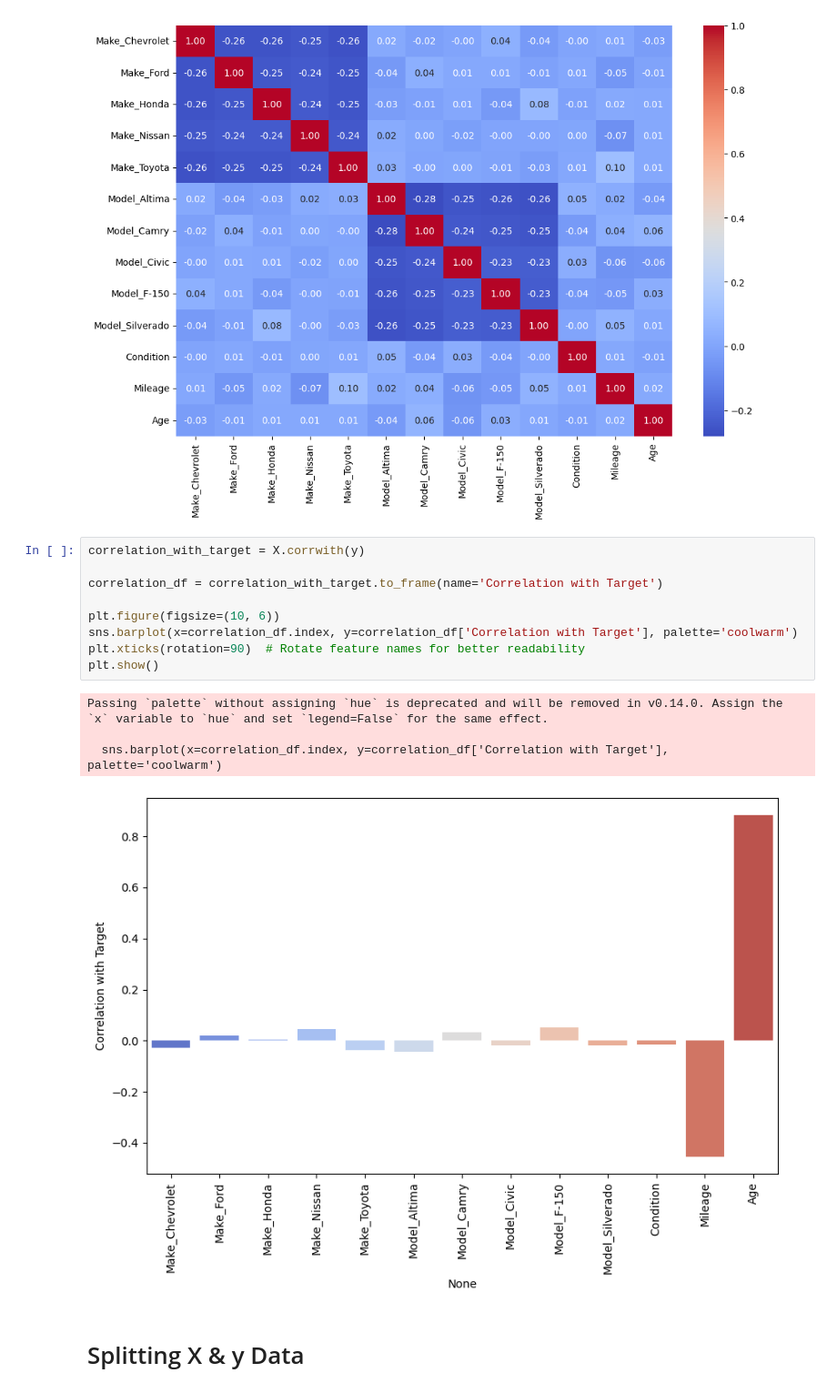
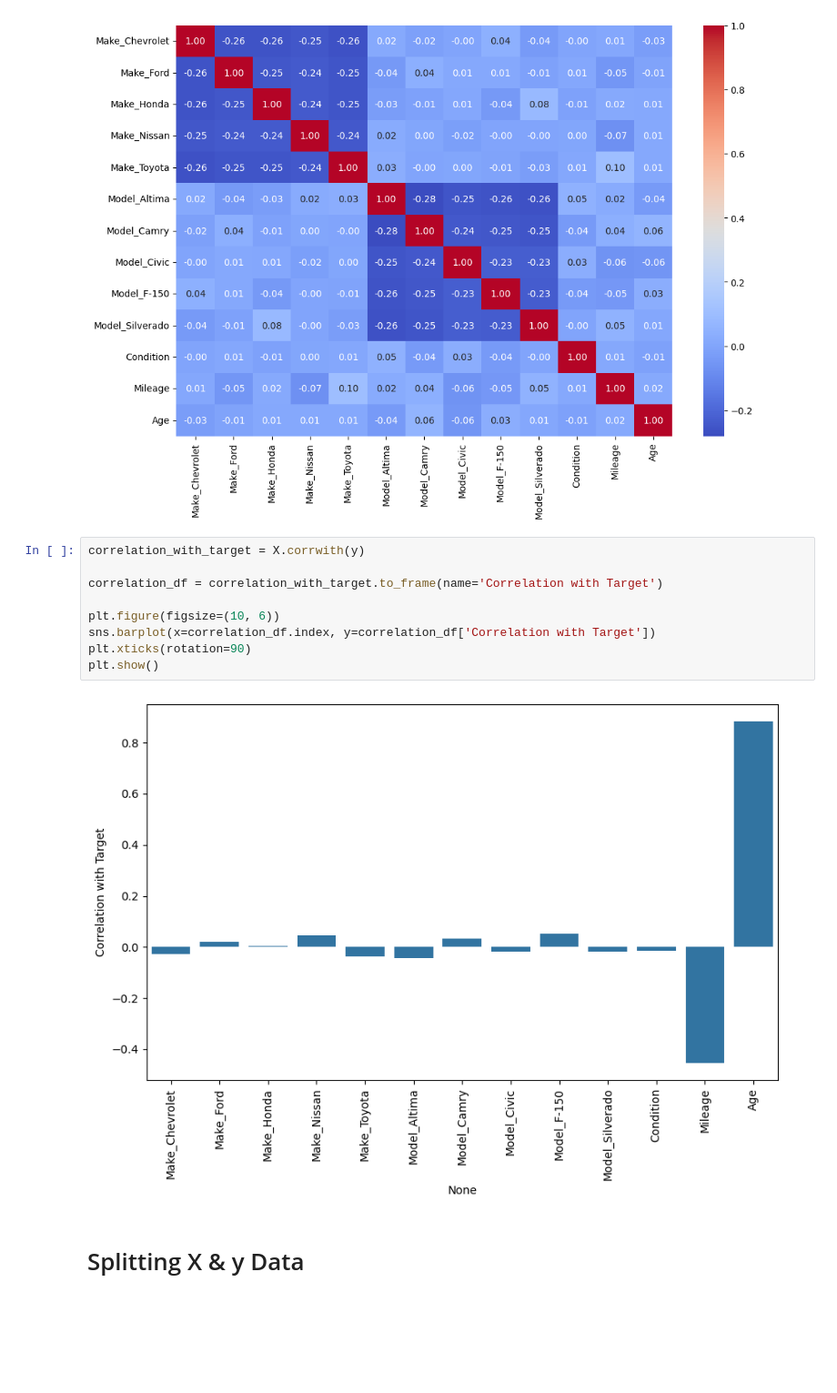
Before and after one commit to JacobV2001/Car_Prices_Predictor, a Jupyter notebook: notebooks/exploration.ipynb, the cells around one changed output. Shown: that part at 91% size. Drawn from its saved outputs; the diff is of its cells as text; blank space fills up the shorter version.

```diff
--- a/notebooks/exploration.ipynb
+++ b/notebooks/exploration.ipynb
@@ -269,17 +260,14 @@ sns.heatmap(correlation_matrix, annot=True, cmap='coolwarm', fmt='.2f')
 # %%
 correlation_with_target = X.corrwith(y)
 
 correlation_df = correlation_with_target.to_frame(name='Correlation with Target')
 
 plt.figure(figsize=(10, 6))
-sns.barplot(x=correlation_df.index, y=correlation_df['Correlation with Target'], palette='coolwarm')
-plt.xticks(rotation=90)  # Rotate feature names for better readability
+sns.barplot(x=correlation_df.index, y=correlation_df['Correlation with Target'])
+plt.xticks(rotation=90)
 plt.show()
 # %% [output]
-Passing `palette` without assigning `hue` is deprecated and will be removed in v0.14.0. Assign the `x` variable to `hue` and set `legend=False` for the same effect.
-
-  sns.barplot(x=correlation_df.index, y=correlation_df['Correlation with Target'], palette='coolwarm')
-[figure, old version]
+[figure, new version]
 # %% [markdown]
 # Splitting X & y Data
 # %%
```
Also changed, not shown: parts of 1 cell of this notebook.
